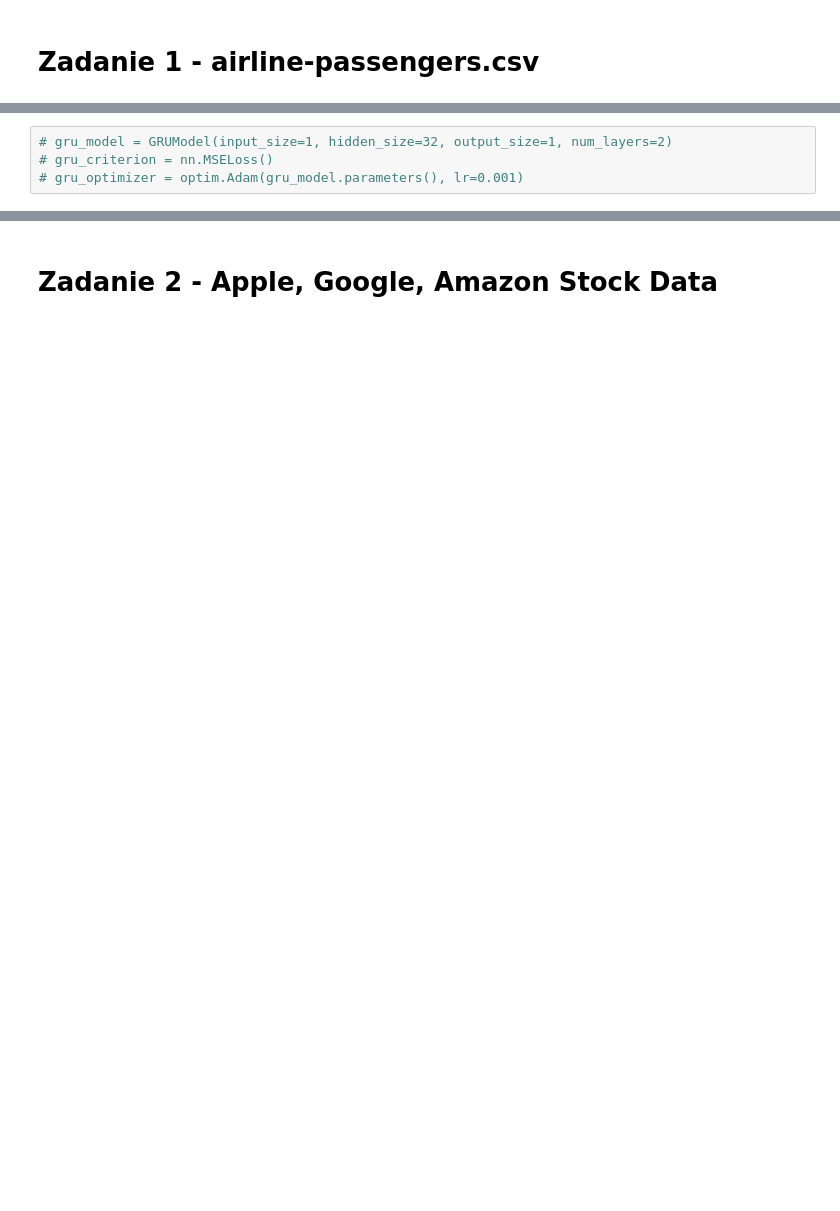
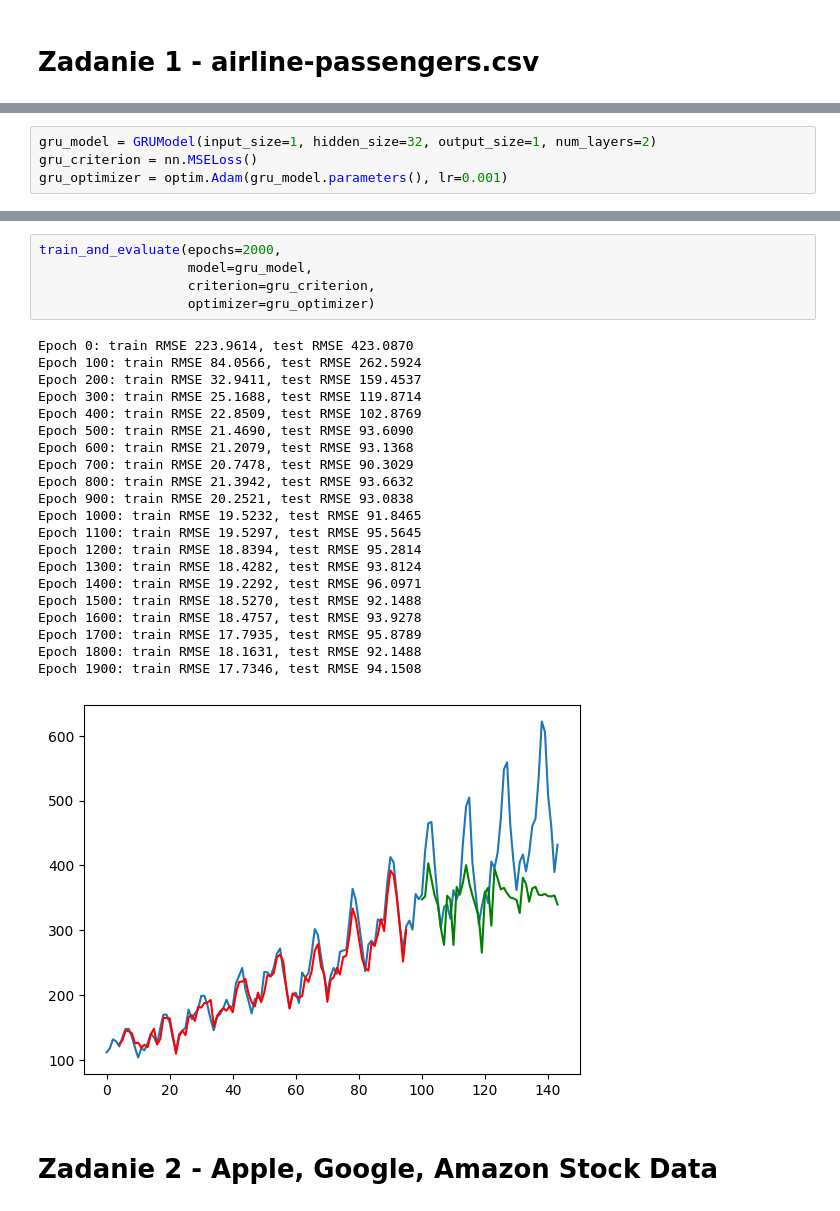
Before and after one commit to PsimonL/DeepLearningProject, a Jupyter notebook: LABS/LAB4/SSN_LAB04.ipynb, the cells around one changed output, grey strips where cells are left out. Cells and saved outputs as stored; diff of their text form; blank space fills up the shorter version.

```diff
--- a/LABS/LAB4/SSN_LAB04.ipynb
+++ b/LABS/LAB4/SSN_LAB04.ipynb
@@ -158,5 +149,5 @@ import seaborn as sns
 # %%
-# gru_model = GRUModel(input_size=1, hidden_size=32, output_size=1, num_layers=2)
-# gru_criterion = nn.MSELoss()
-# gru_optimizer = optim.Adam(gru_model.parameters(), lr=0.001)
+gru_model = GRUModel(input_size=1, hidden_size=32, output_size=1, num_layers=2)
+gru_criterion = nn.MSELoss()
+gru_optimizer = optim.Adam(gru_model.parameters(), lr=0.001)
 # %%
@@ -274,3 +241,30 @@ import seaborn as sns
+# %%
+train_and_evaluate(epochs=2000,
+                   model=gru_model,
+                   criterion=gru_criterion,
+                   optimizer=gru_optimizer)
+# %% [output]
+Epoch 0: train RMSE 223.9614, test RMSE 423.0870
+Epoch 100: train RMSE 84.0566, test RMSE 262.5924
+Epoch 200: train RMSE 32.9411, test RMSE 159.4537
+Epoch 300: train RMSE 25.1688, test RMSE 119.8714
+Epoch 400: train RMSE 22.8509, test RMSE 102.8769
+Epoch 500: train RMSE 21.4690, test RMSE 93.6090
+Epoch 600: train RMSE 21.2079, test RMSE 93.1368
+Epoch 700: train RMSE 20.7478, test RMSE 90.3029
+Epoch 800: train RMSE 21.3942, test RMSE 93.6632
+Epoch 900: train RMSE 20.2521, test RMSE 93.0838
+Epoch 1000: train RMSE 19.5232, test RMSE 91.8465
+Epoch 1100: train RMSE 19.5297, test RMSE 95.5645
+Epoch 1200: train RMSE 18.8394, test RMSE 95.2814
+Epoch 1300: train RMSE 18.4282, test RMSE 93.8124
+Epoch 1400: train RMSE 19.2292, test RMSE 96.0971
+Epoch 1500: train RMSE 18.5270, test RMSE 92.1488
+Epoch 1600: train RMSE 18.4757, test RMSE 93.9278
+Epoch 1700: train RMSE 17.7935, test RMSE 95.8789
+Epoch 1800: train RMSE 18.1631, test RMSE 92.1488
+Epoch 1900: train RMSE 17.7346, test RMSE 94.1508
+[figure, added]
 # %% [markdown]
 # Zadanie 2 - Apple, Google, Amazon Stock Data
 # %%
```
Also changed, not shown: parts of 37 cells of this notebook.
